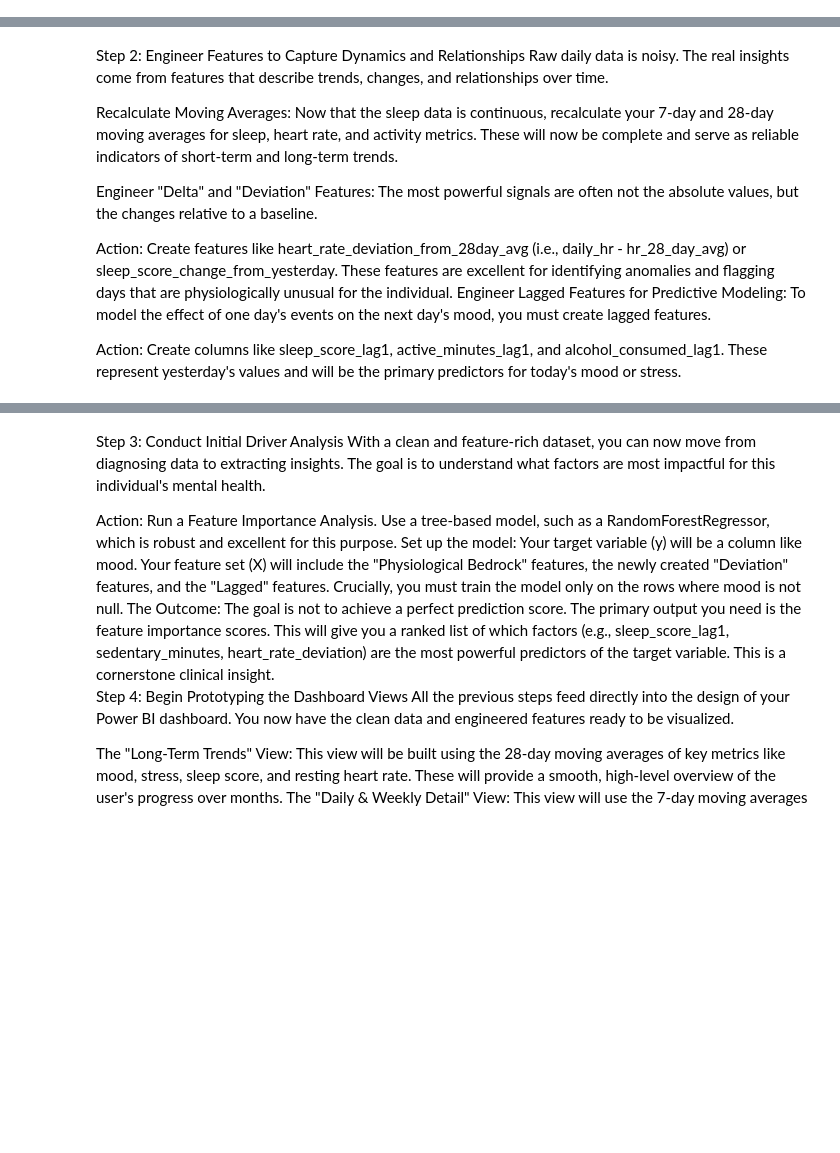
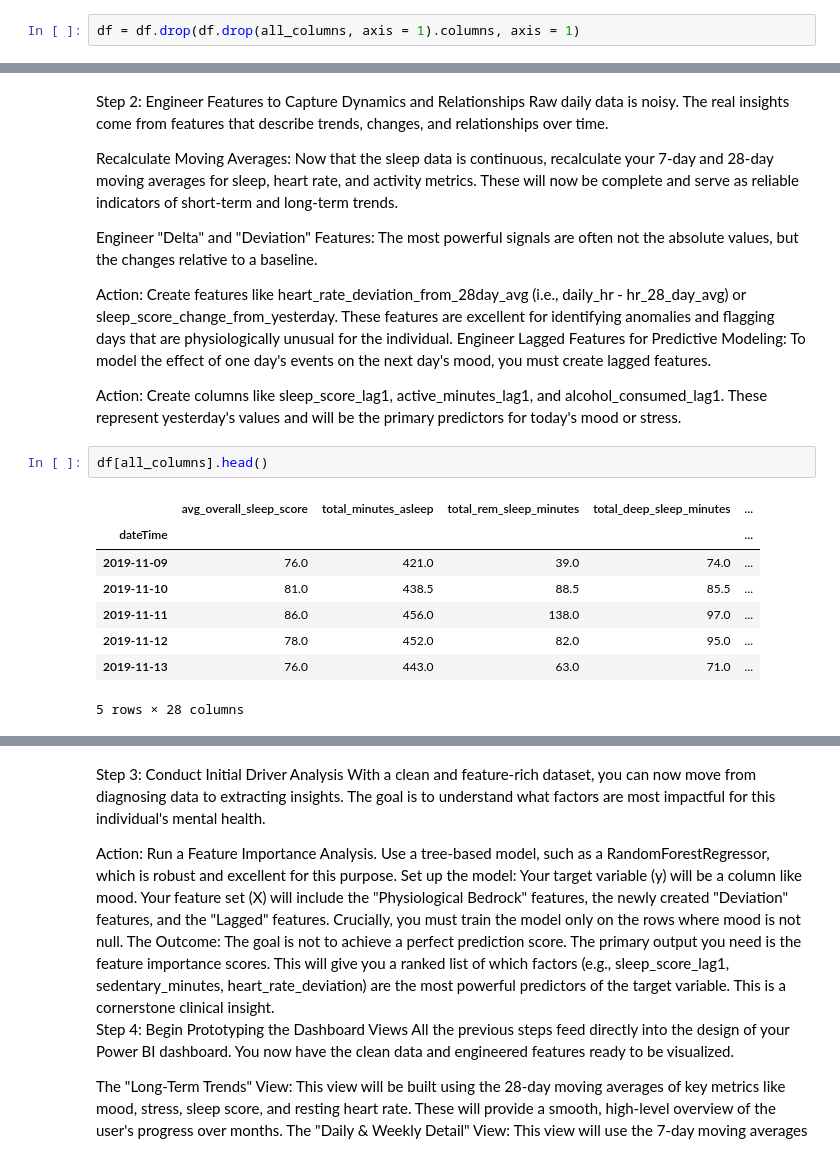
Before and after one commit to ahmedhanifc/DSAI3301---Physiological-Signals-Mental-Health-Assessment, a Jupyter notebook: analysis.ipynb, the cells around one changed output, grey strips where cells are left out. Saved outputs shown, nothing was run; the diff lists cells and outputs as text; blank space fills up the shorter version.

```diff
--- a/analysis.ipynb
+++ b/analysis.ipynb
@@ -395,3 +410,5 @@ dtype: int64
+# %%
+df = df.drop(df.drop(all_columns, axis = 1).columns, axis = 1)
 # %% [markdown]
 **Physiological Data**
 # %%
@@ -424,4 +441,15 @@ Action: Create features like heart_rate_deviation_from_28day_avg (i.e., daily_hr
 Engineer Lagged Features for Predictive Modeling: To model the effect of one day's events on the next day's mood, you must create lagged features.
 
 Action: Create columns like sleep_score_lag1, active_minutes_lag1, and alcohol_consumed_lag1. These represent yesterday's values and will be the primary predictors for today's mood or stress.
+# %%
+df[all_columns].head()
+# %% [output]
+|  | avg_overall_sleep_score | total_minutes_asleep | total_rem_sleep_minutes | total_deep_sleep_minutes | ... |
+| dateTime |  |  |  |  | ... |
+| 2019-11-09 | 76.0 | 421.0 | 39.0 | 74.0 | ... |
+| 2019-11-10 | 81.0 | 438.5 | 88.5 | 85.5 | ... |
+| 2019-11-11 | 86.0 | 456.0 | 138.0 | 97.0 | ... |
+| 2019-11-12 | 78.0 | 452.0 | 82.0 | 95.0 | ... |
+| 2019-11-13 | 76.0 | 443.0 | 63.0 | 71.0 | ... |
+5 rows × 28 columns
 # %%
```
Also changed, not shown: parts of 29 cells of this notebook, 16 other files.
